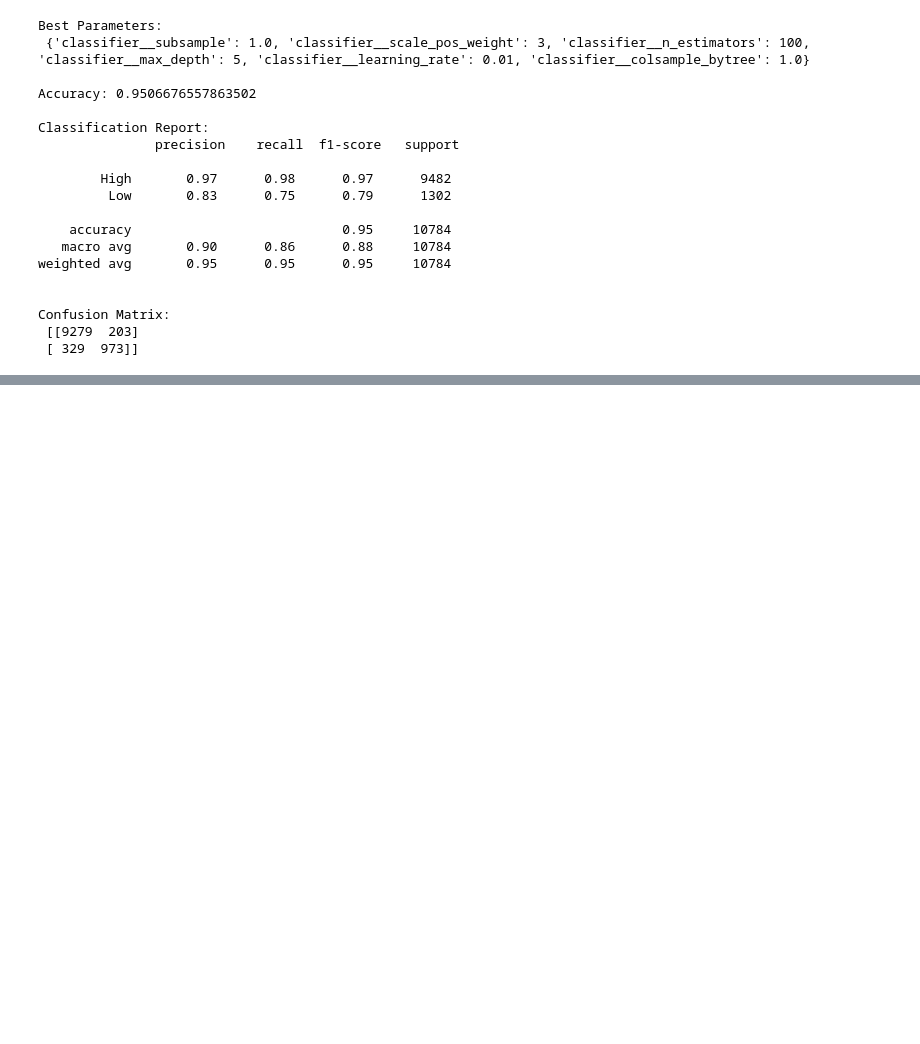
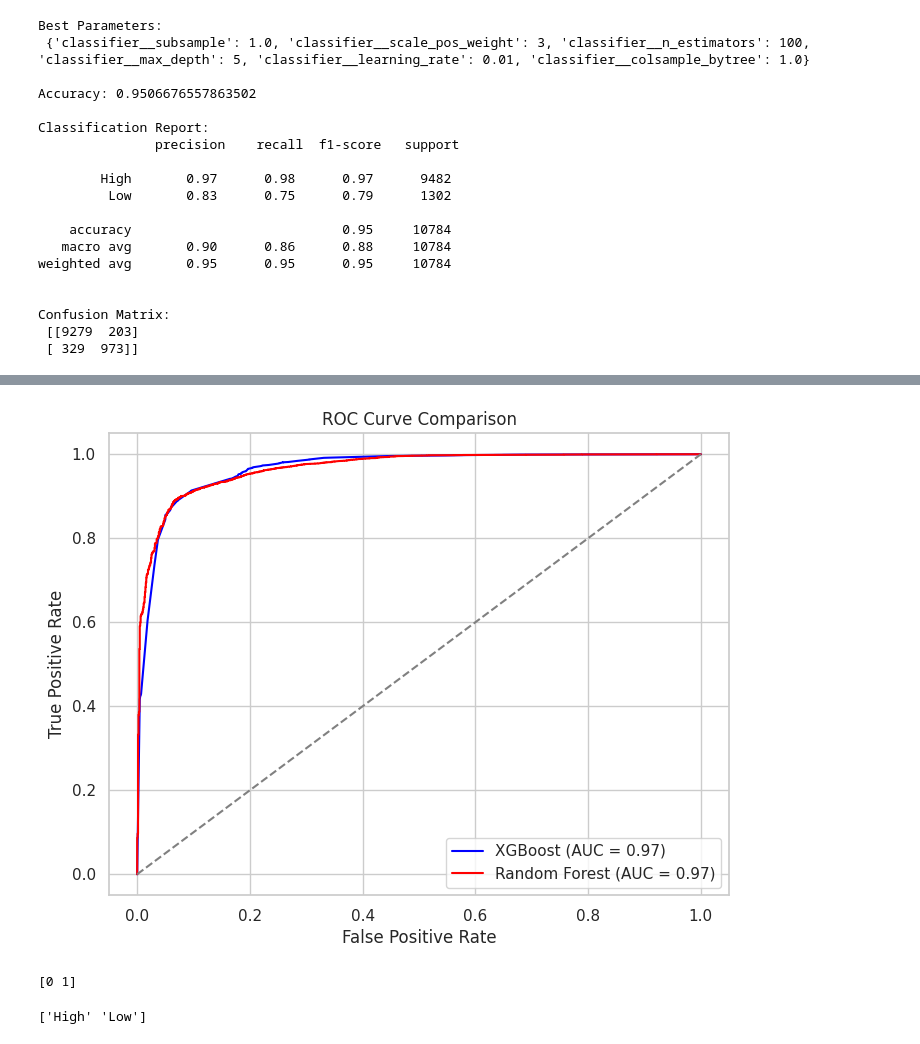
Before and after one commit to Krishnapabbu17/diamonds-analysis, a Jupyter notebook: DataScienceProject.ipynb, the cells around one changed output, grey strips where cells are left out. Cells and saved outputs as stored; diff of their text form; code cells hidden in the pictures; blank space fills up the shorter version.

```diff
--- a/DataScienceProject.ipynb
+++ b/DataScienceProject.ipynb
@@ -515,0 +542,47 @@ Confusion Matrix:
+# %%
+from sklearn.metrics import roc_curve, auc
+import matplotlib.pyplot as plt
+
+
+y_test_bin = y_test
+
+# Probabilities for class 'High' (which is label 0)
+xgb_probs_high = 1 - best_model.predict_proba(X_test)[:, 1]  # flip probabilities
+rf_probs_high = 1 - rf_clf.predict_proba(X_test)[:, 1]
+
+# Then compute ROC curve with these
+fpr_xgb, tpr_xgb, _ = roc_curve(y_test, xgb_probs_high, pos_label=0)
+roc_auc_xgb = auc(fpr_xgb, tpr_xgb)
+
+fpr_rf, tpr_rf, _ = roc_curve(y_test, rf_probs_high, pos_label=0)
+roc_auc_rf = auc(fpr_rf, tpr_rf)
+
+# Plot ROC curves
+plt.figure(figsize=(8, 6))
+plt.plot(fpr_xgb, tpr_xgb, color='blue', label=f'XGBoost (AUC = {roc_auc_xgb:.2f})')
+plt.plot(fpr_rf, tpr_rf, color='red', label=f'Random Forest (AUC = {roc_auc_rf:.2f})')
+plt.plot([0, 1], [0, 1], linestyle='--', color='gray')
+plt.xlabel('False Positive Rate')
+plt.ylabel('True Positive Rate')
+plt.title('ROC Curve Comparison')
+plt.legend()
+plt.grid(True)
+plt.show()
+# %% [output]
+[figure, added]
+# %%
+import numpy as np
+
+print(np.unique(y_test))
+# %% [output]
+[0 1]
+# %%
+from sklearn.preprocessing import LabelEncoder
+
+label_encoder = LabelEncoder()
+y_encoded = label_encoder.fit_transform(y)
+print(label_encoder.classes_)
+
+#so high is 0, low is 1
+# %% [output]
+['High' 'Low']
```
Also changed, not shown: parts of 4 cells of this notebook.
